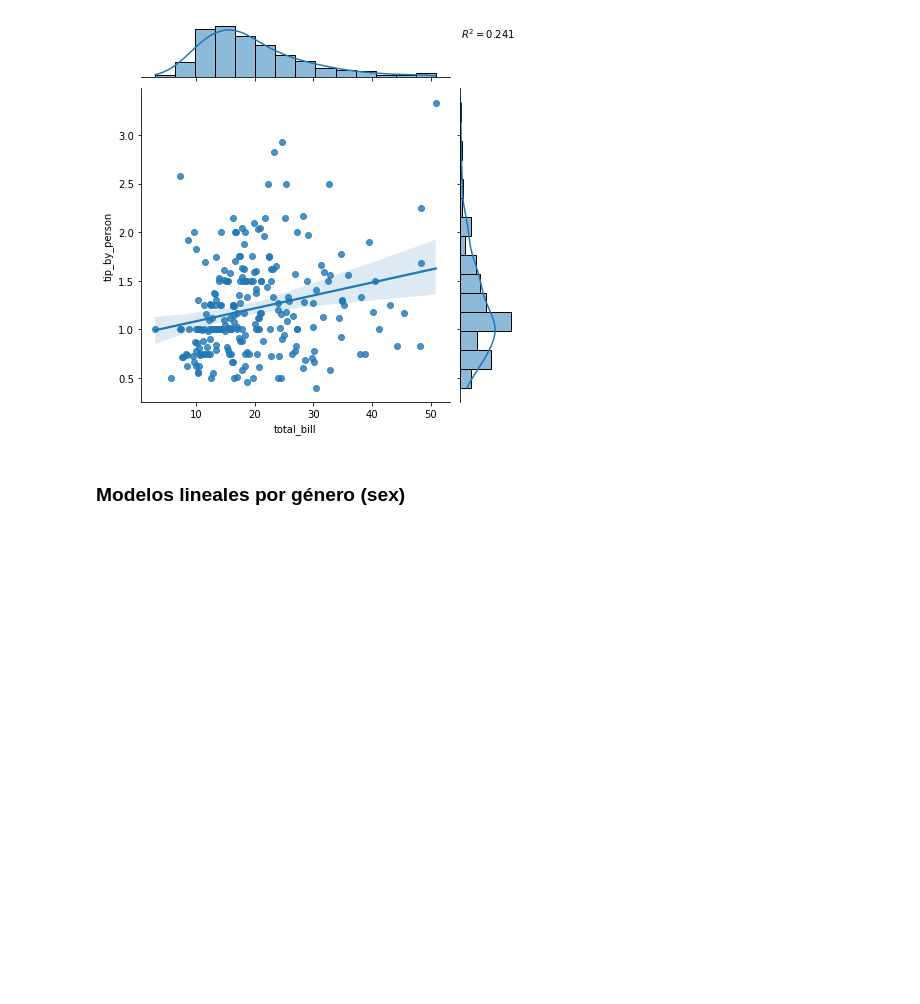
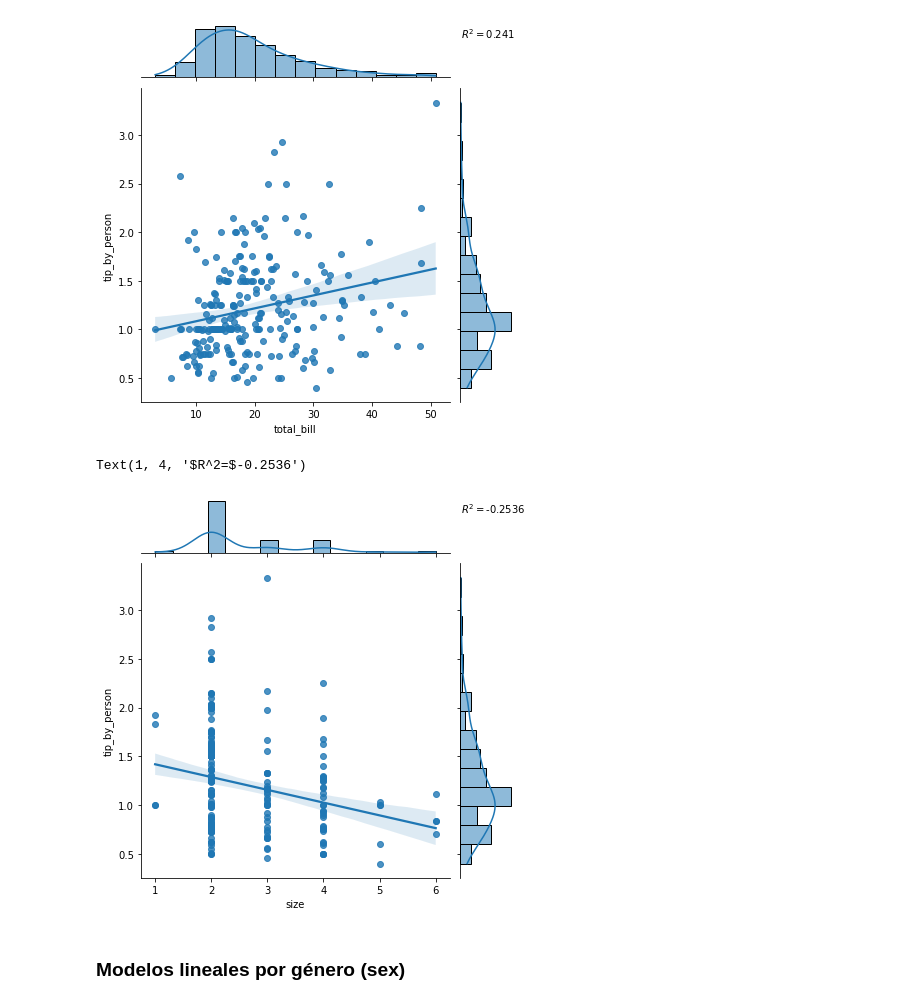
Before and after one commit to marsgr6/EN-online, a Jupyter notebook: exploratory_data_analysis.ipynb, the cells around one changed output. Drawn from its saved outputs; the diff is of its cells as text; code cells hidden in the pictures; blank space fills up the shorter version.

```diff
--- a/exploratory_data_analysis.ipynb
+++ b/exploratory_data_analysis.ipynb
@@ -619,6 +650,15 @@ plt.text(1,4,r'$R^2=$'+str(r2))
 # %% [output]
 Text(1, 4, '$R^2=$0.241')
 [figure]
+# %%
+sns.jointplot(x="size", y="tip_by_person", data=tip_data, kind="reg")
+
+r2 = np.round(pearsonr(tip_data['size'], tip_data['tip_by_person'])[0], 4)
+
+plt.text(1,4,r'$R^2=$'+str(r2))
+# %% [output]
+Text(1, 4, '$R^2=$-0.2536')
+[figure, added]
 # %% [markdown]
 ### Modelos lineales por género (sex)
 # %% [markdown]
```
Also changed, not shown: parts of 22 cells of this notebook, 1 other file.
